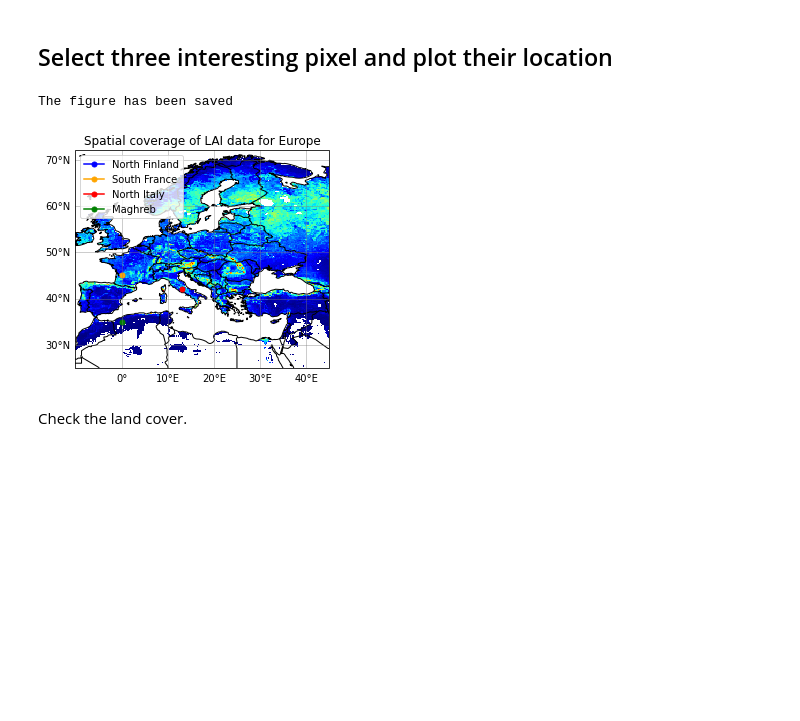
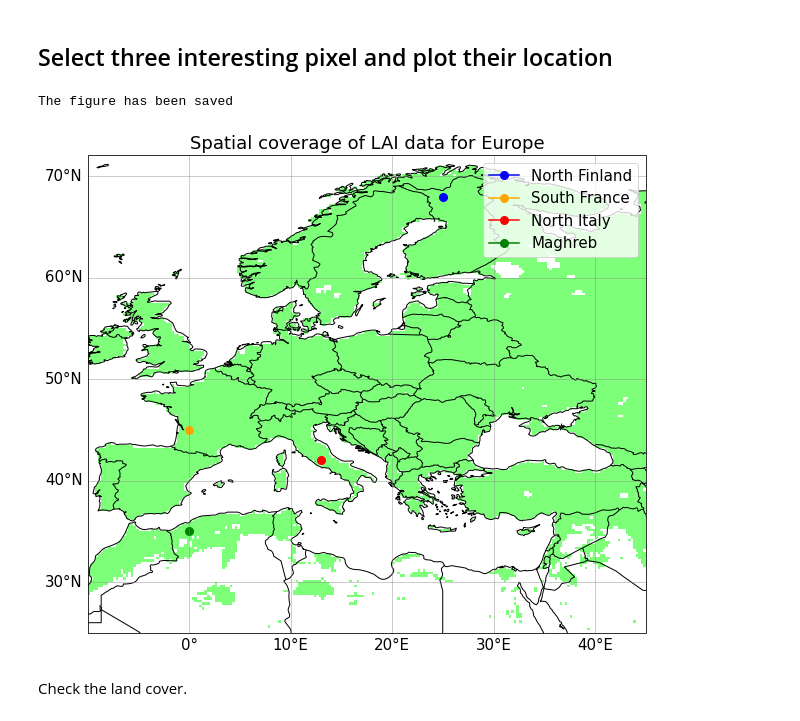
Before and after one commit to melioristic/preconditioned-compound-vegetation, a Jupyter notebook: climatology_LAI.ipynb, the cells around one changed output. Cells and saved outputs as stored; diff of their text form; code cells hidden in the pictures; blank space fills up the shorter version.

```diff
--- a/climatology_LAI.ipynb
+++ b/climatology_LAI.ipynb
@@ -5,6 +5,7 @@ import matplotlib
 import numpy as np
 import xarray as xr
 from matplotlib import pyplot as plt
+matplotlib.rcParams.update({'font.size': 15})
 from lib_ploting import plotMap_withBorders, savefigure, labels
 # %%
 # load the data
@@ -31,28 +32,30 @@ Attributes:
 # %% [markdown]
 ## Select three interesting pixel and plot their location
 # %%
-map_LAI_extend = data[0].copy()
+map_LAI_extend = 1+0*data[0].copy()
+
+plt.figure(figsize=(10,10))
 plotMap_withBorders(map_LAI_extend, add_colorbar=False, plot_gridlines_labels=True, label = "LAI data coverage")
 lon, lat = 25, 68
-plt.plot(lon, lat, color= 'b', marker='o', markersize=5, label = "North Finland")
+plt.plot(lon, lat, color= 'b', marker='o', markersize=8, label = "North Finland")
 
 lon, lat = 0, 45
-plt.plot(lon, lat, color= 'Orange', marker='o', markersize=5, label = "South France")
+plt.plot(lon, lat, color= 'Orange', marker='o', markersize=8, label = "South France")
 
 lon, lat = 13, 42
-plt.plot(lon, lat, color= 'r', marker='o', markersize=5, label = "North Italy")
+plt.plot(lon, lat, color= 'r', marker='o', markersize=8, label = "North Italy")
 
 lon, lat = 0, 35
-plt.plot(lon, lat, color= 'g', marker='o', markersize=5, label = "Maghreb")
+plt.plot(lon, lat, color= 'g', marker='o', markersize=8, label = "Maghreb")
 
 plt.legend()
 plt.title("Spatial coverage of LAI data for Europe")
 
-fig_path = dir_save_fig + "LAI_loc_3pixels.png"
+fig_path = dir_save_fig + "LAI_loc_pixels.png"
 savefigure(fig_path)
 # %% [output]
 The figure has been saved
-[figure, old version]
+[figure, new version]
 # %% [markdown]
 Check the land cover.
 # %%
```
Also changed, not shown: parts of 2 cells of this notebook, 3 other files.
